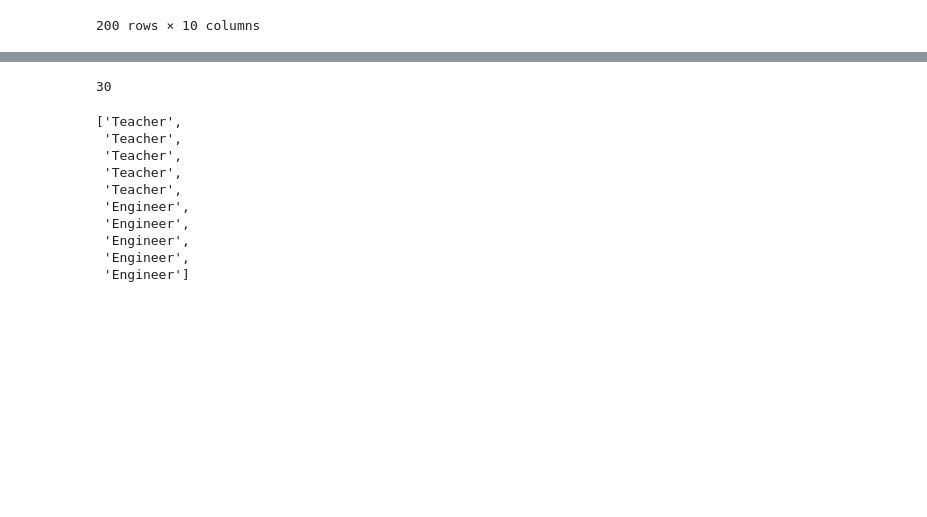
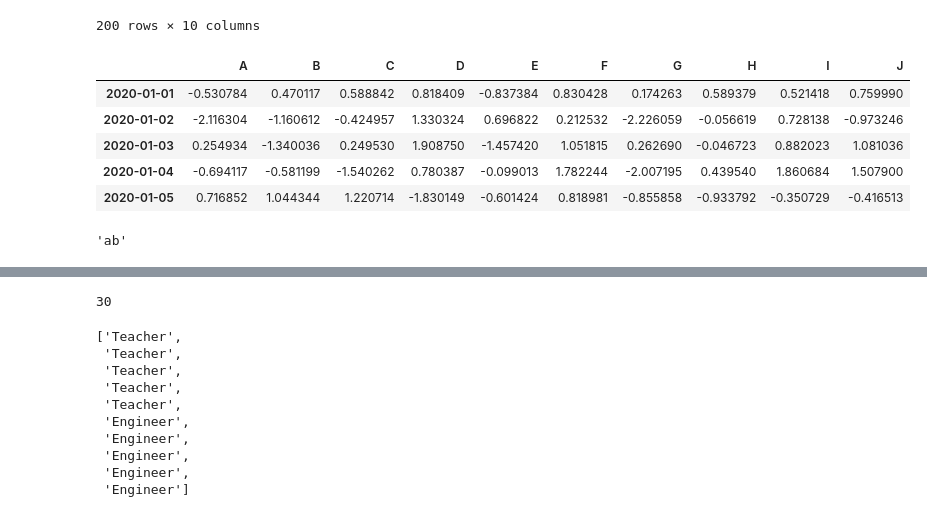
Before and after one commit to ArahamLag/pyfeb20repo, a Jupyter notebook: data_analysis_apply.ipynb, the cells around one changed output, grey strips where cells are left out. Saved outputs shown, nothing was run; the diff lists cells and outputs as text; code cells hidden in the pictures; blank space fills up the shorter version.

```diff
--- a/data_analysis_apply.ipynb
+++ b/data_analysis_apply.ipynb
@@ -87,3 +87,12 @@ df
 | 2020-07-17 | -0.700728 | 0.751401 | 0.163498 | -1.145139 | 0.897646 | 1.073663 | -0.150186 | 0.758549 | 0.522543 | -0.611717 |
 | 2020-07-18 | -0.035316 | -1.103034 | -0.666876 | 0.456574 | 0.022207 | -1.346161 | -0.638836 | -2.493405 | 1.744706 | -1.254829 |
 200 rows × 10 columns
+# %%
+df.head()
+# %% [output]
+|  | A | B | C | D | E | F | G | H | I | J |
+| 2020-01-01 | -0.530784 | 0.470117 | 0.588842 | 0.818409 | -0.837384 | 0.830428 | 0.174263 | 0.589379 | 0.521418 | 0.759990 |
+| 2020-01-02 | -2.116304 | -1.160612 | -0.424957 | 1.330324 | 0.696822 | 0.212532 | -2.226059 | -0.056619 | 0.728138 | -0.973246 |
+| 2020-01-03 | 0.254934 | -1.340036 | 0.249530 | 1.908750 | -1.457420 | 1.051815 | 0.262690 | -0.046723 | 0.882023 | 1.081036 |
+| 2020-01-04 | -0.694117 | -0.581199 | -1.540262 | 0.780387 | -0.099013 | 1.782244 | -2.007195 | 0.439540 | 1.860684 | 1.507900 |
+| 2020-01-05 | 0.716852 | 1.044344 | 1.220714 | -1.830149 | -0.601424 | 0.818981 | -0.855858 | -0.933792 | -0.350729 | -0.416513 |
@@ -89,0 +101,4 @@ df
+# %%
+"a"+"b"
+# %% [output]
+'ab'
```
Also changed, not shown: parts of 34 cells of this notebook, 5 other files.
